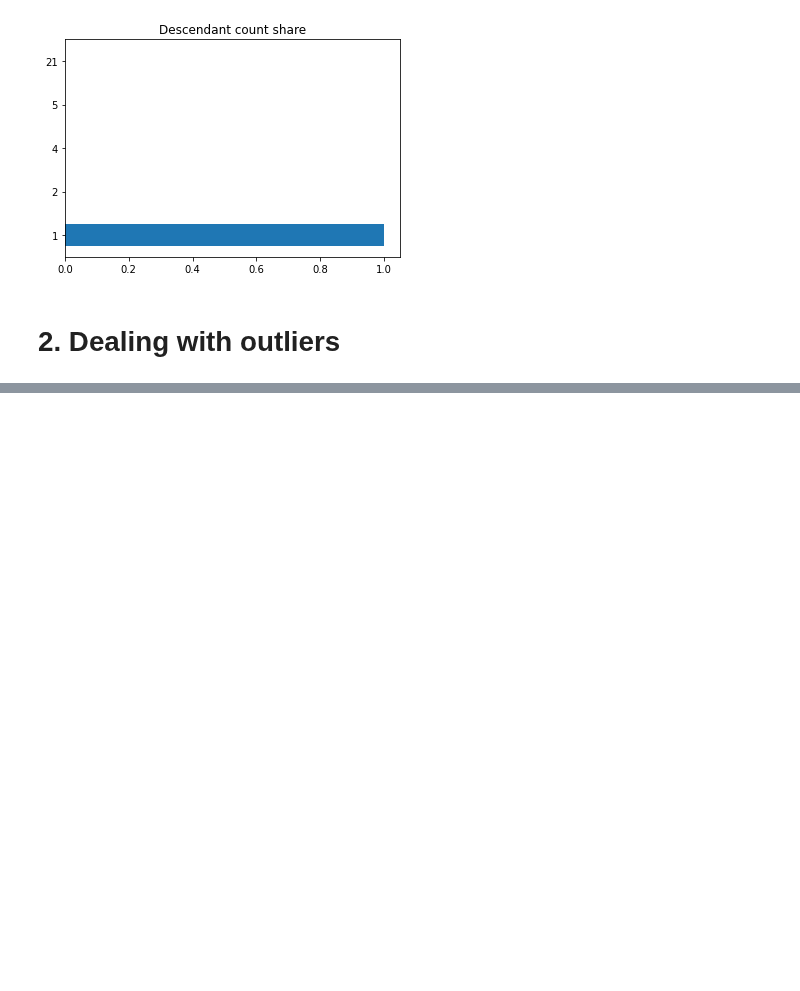
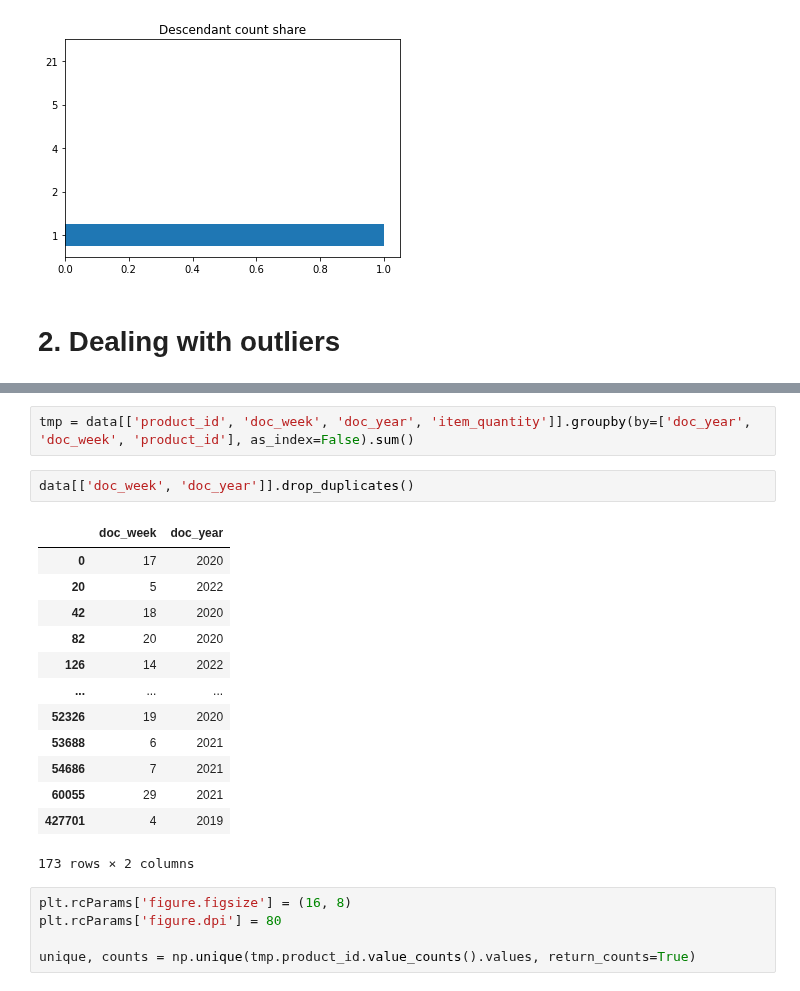
Before and after one commit to xSchon/BP, a Jupyter notebook: Preprocessing.ipynb, the cells around one changed output, grey strips where cells are left out. Cells and saved outputs as stored; diff of their text form; blank space fills up the shorter version.

```diff
--- a/Preprocessing.ipynb
+++ b/Preprocessing.ipynb
@@ -284,0 +443,23 @@ TODO_TYPE_CHANGE
+# %%
+tmp = data[['product_id', 'doc_week', 'doc_year', 'item_quantity']].groupby(by=['doc_year', 'doc_week', 'product_id'], as_index=False).sum()
+# %%
+data[['doc_week', 'doc_year']].drop_duplicates()
+# %% [output]
+|  | doc_week | doc_year |
+| 0 | 17 | 2020 |
+| 20 | 5 | 2022 |
+| 42 | 18 | 2020 |
+| 82 | 20 | 2020 |
+| 126 | 14 | 2022 |
+| ... | ... | ... |
+| 52326 | 19 | 2020 |
+| 53688 | 6 | 2021 |
+| 54686 | 7 | 2021 |
+| 60055 | 29 | 2021 |
+| 427701 | 4 | 2019 |
+173 rows × 2 columns
+# %%
+plt.rcParams['figure.figsize'] = (16, 8)
+plt.rcParams['figure.dpi'] = 80
+
+unique, counts = np.unique(tmp.product_id.value_counts().values, return_counts=True)
```
Also changed, not shown: parts of 18 cells of this notebook, 1 other file.
